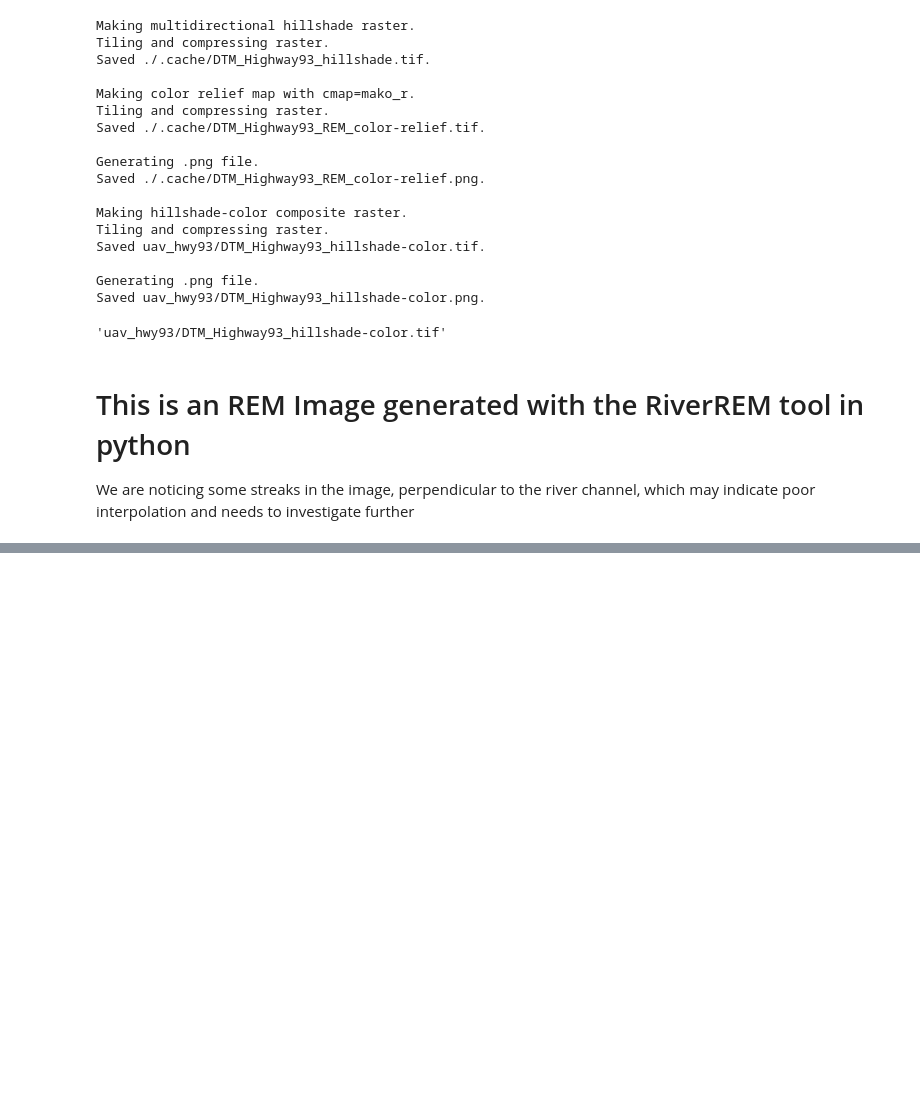
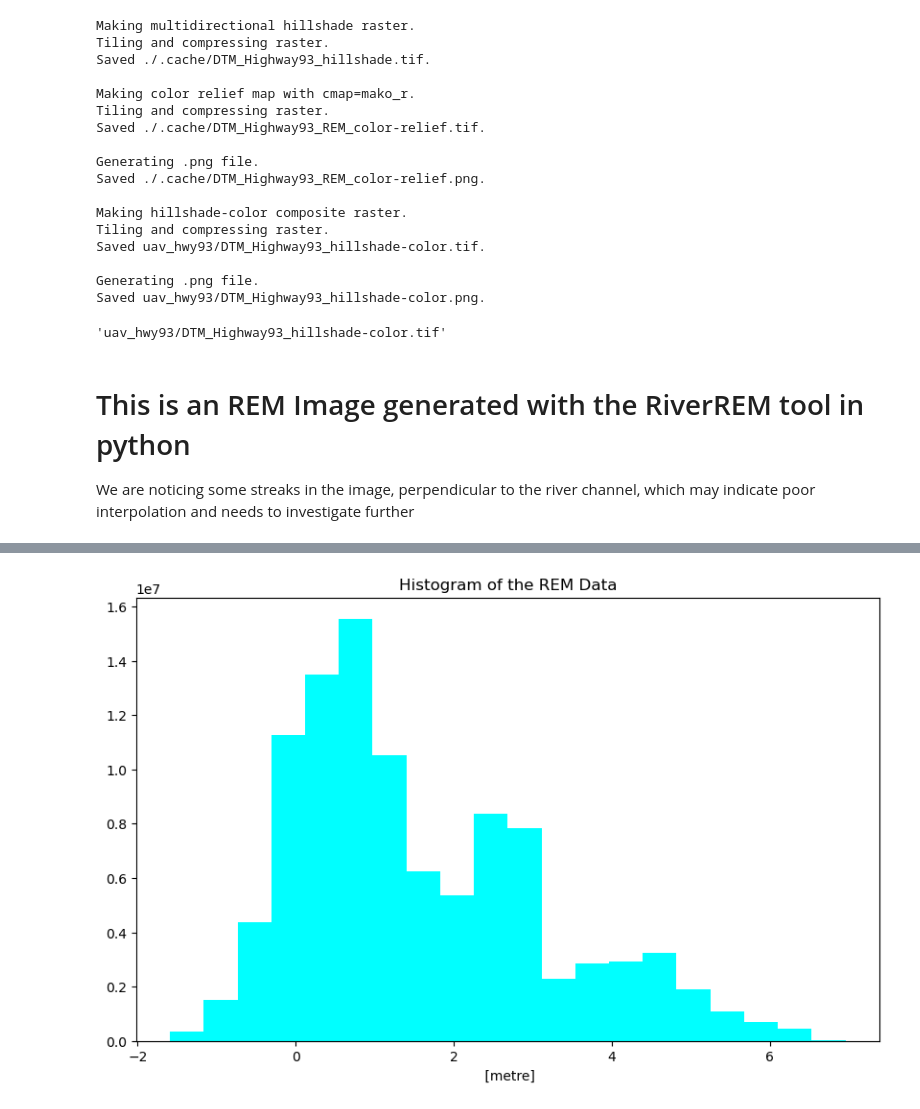
Before and after one commit to lechipman/example-project-repository, a Jupyter notebook: watershed_project.ipynb, the cells around one changed output, grey strips where cells are left out. Saved outputs shown, nothing was run; the diff lists cells and outputs as text; code cells hidden in the pictures; blank space fills up the shorter version.

```diff
--- a/watershed_project.ipynb
+++ b/watershed_project.ipynb
@@ -207,0 +155,7 @@ plt.show()
+# %%
+fig, ax = plt.subplots(figsize=(10, 6))
+rem.plot.hist(color="cyan", bins=20)
+ax.set_title("Histogram of the REM Data")
+plt.show()
+# %% [output]
+[figure, added]
```
Also changed, not shown: parts of 7 cells of this notebook.
